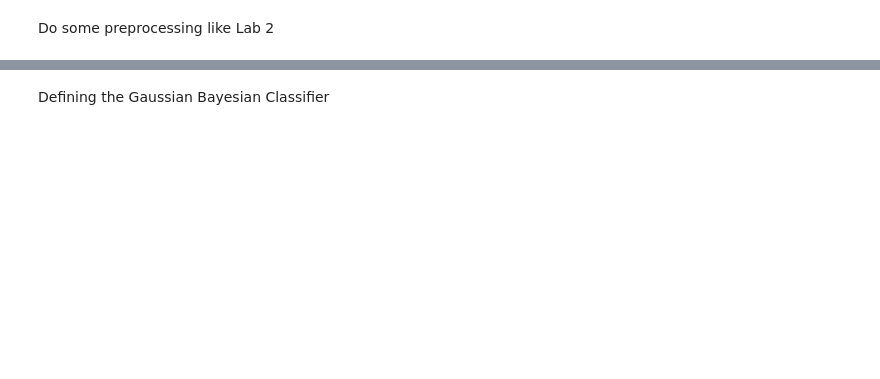
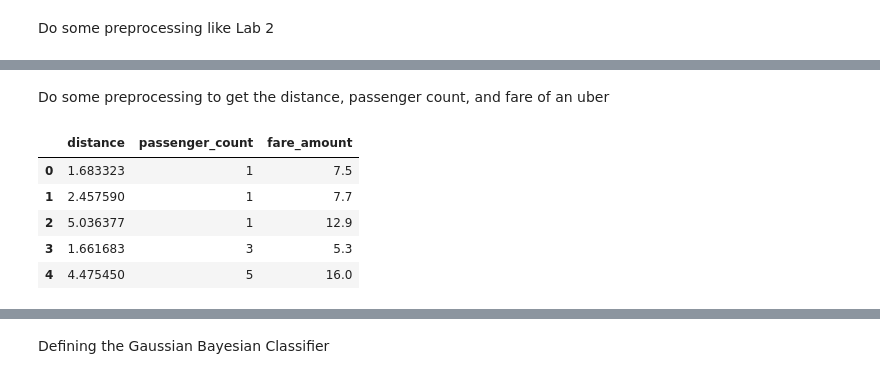
Before and after one commit to samaynathani/Gaussian-Bayesian-Classifier, a Jupyter notebook: GaussianBayesian.ipynb, the cells around one changed output, grey strips where cells are left out. Drawn from its saved outputs; the diff is of its cells as text; code cells hidden in the pictures; blank space fills up the shorter version.

```diff
--- a/GaussianBayesian.ipynb
+++ b/GaussianBayesian.ipynb
@@ -28,0 +43,37 @@ Do some preprocessing like Lab 2
+# %%
+def distance(lat1, lat2, lon1, lon2):
+
+    # The math module contains a function named
+    # radians which converts from degrees to radians.
+    lon1 = math.radians(lon1)
+    lon2 = math.radians(lon2)
+    lat1 = math.radians(lat1)
+    lat2 = math.radians(lat2)
+
+    # Haversine formula
+    dlon = lon2 - lon1
+    dlat = lat2 - lat1
+    a = math.sin(dlat / 2)**2 + math.cos(lat1) * math.cos(lat2) * math.sin(dlon / 2)**2
+
+    c = 2 * math.asin(math.sqrt(a))
+
+    # Radius of earth in kilometers. Use 3956 for miles
+    r = 6371
+
+    # calculate the result
+    return(c * r)
+# %% [markdown]
+Do some preprocessing to get the distance, passenger count, and fare of an uber
+# %%
+raw_uber_df.dropna(inplace=True)
+raw_uber_df['distance'] = raw_uber_df.apply(lambda x: distance(x.loc['pickup_latitude'], x.loc['dropoff_latitude'], x.loc['pickup_longitude'], x.loc['dropoff_longitude']), axis=1)
+final_features = ['distance', 'passenger_count', 'fare_amount']
+uber_df = raw_uber_df.loc[:, final_features]
+uber_df.head()
+# %% [output]
+|  | distance | passenger_count | fare_amount |
+| 0 | 1.683323 | 1 | 7.5 |
+| 1 | 2.457590 | 1 | 7.7 |
+| 2 | 5.036377 | 1 | 12.9 |
+| 3 | 1.661683 | 3 | 5.3 |
+| 4 | 4.475450 | 5 | 16.0 |
```
Also changed, not shown: parts of 10 cells of this notebook, 1 other file.
